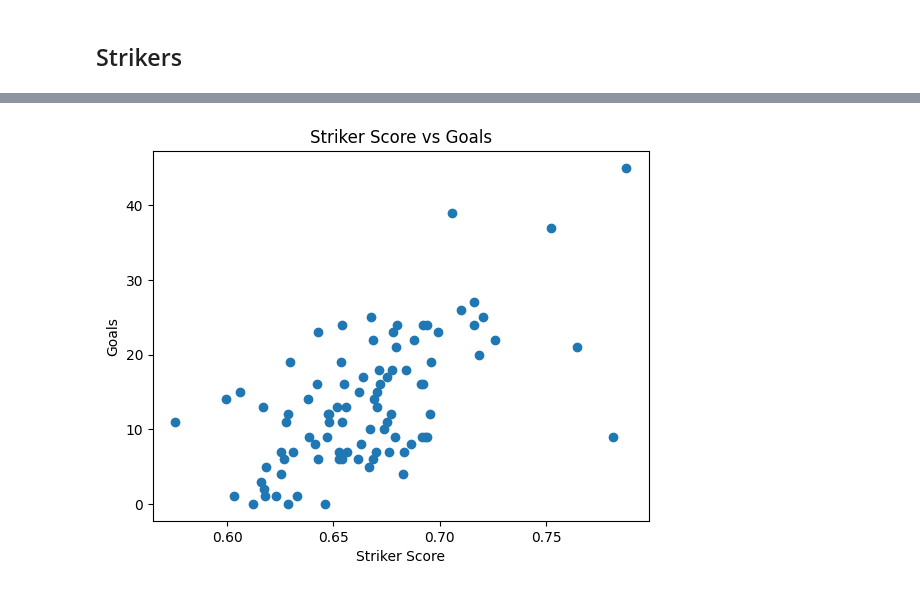
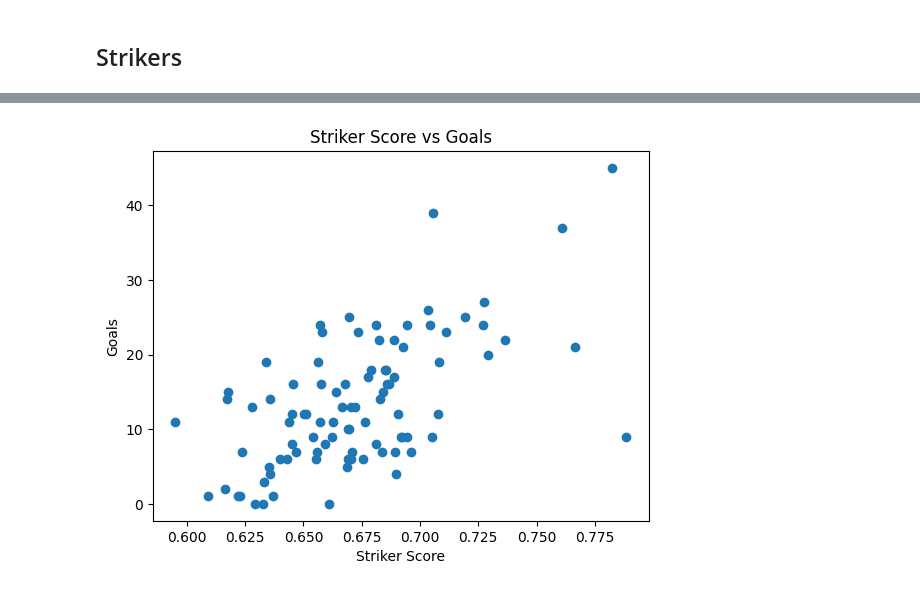
Before and after one commit to Phantom-L0rd/fm-moneyball, a Jupyter notebook: notebooks/02_weight_model_analysis.ipynb, the cells around one changed output, grey strips where cells are left out. Cells and saved outputs as stored; diff of their text form; code cells hidden in the pictures.

```diff
--- a/notebooks/02_weight_model_analysis.ipynb
+++ b/notebooks/02_weight_model_analysis.ipynb
@@ -664,3 +75,0 @@ df[['name','dc_score','dc_default_score', 'dc_ykykyk_score']].sort_values('dc_yk
-# %%
-df.loc[:,"dc_default_score"] = df.apply(lambda x: compute_role_score(x, role_weights['DC']['Default']), axis=1)
-df.loc[:,"dc_ykykyk_score"] = df.apply(lambda x: compute_role_score(x, role_weights['DC']['ykykyk']), axis=1)
@@ -700,3 +92,0 @@ df_st.describe()
-# %%
-df_st.loc[:,'st_af_at_score'] = df_st.apply(lambda x: compute_role_score(x, weights['ST']['st_af_at']), axis=1)
-df_st.loc[:,'st_default_score'] = df_st.apply(lambda x: compute_role_score(x, weights['ST']['Default']), axis=1)
@@ -720,8 +112,8 @@ corrs
 # %%
-plt.scatter(df_st['st_default_score'], df_st['gls'])
+plt.scatter(df_st['st_score'], df_st['gls'])
 plt.xlabel("Striker Score")
 plt.ylabel("Goals")
 plt.title("Striker Score vs Goals")
 plt.show()
 # %% [output]
-[figure, old version]
+[figure, new version]
```
Also changed, not shown: parts of 15 cells of this notebook, 11 other files.
